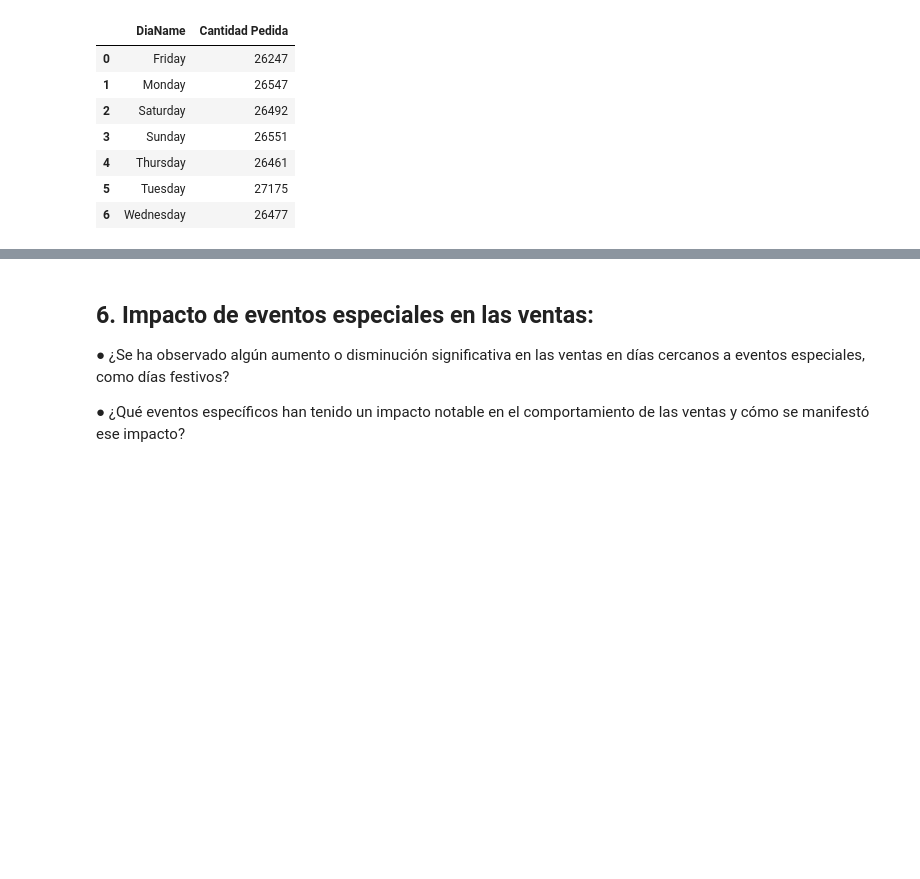
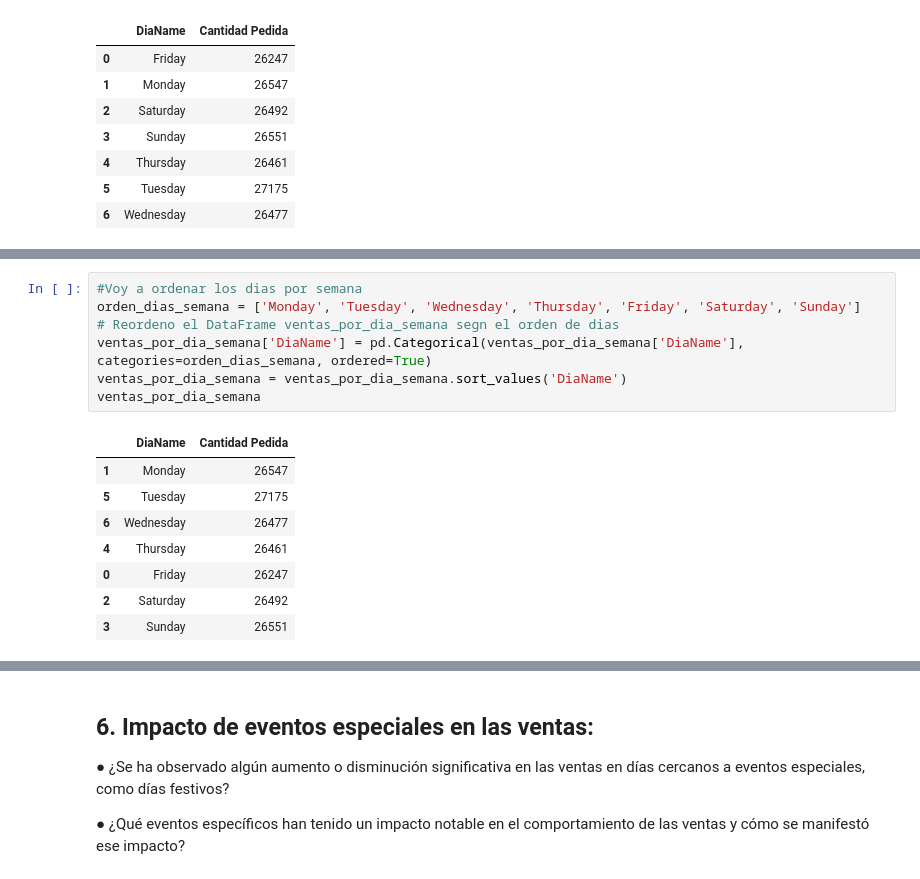
Before and after one commit to IvanGonzal0/Proyecto1_Analisis-de-Ventas-Anuales_BigData, a Jupyter notebook: BigData_Proyecto1_AnalisisDeVentas.ipynb, the cells around one changed output, grey strips where cells are left out. Cells and saved outputs as stored; diff of their text form; blank space fills up the shorter version.

```diff
--- a/BigData_Proyecto1_AnalisisDeVentas.ipynb
+++ b/BigData_Proyecto1_AnalisisDeVentas.ipynb
@@ -1175,0 +1182,16 @@ df_5
+# %%
+#Voy a ordenar los dias por semana
+orden_dias_semana = ['Monday', 'Tuesday', 'Wednesday', 'Thursday', 'Friday', 'Saturday', 'Sunday']
+# Reordeno el DataFrame ventas_por_dia_semana segn el orden de dias
+ventas_por_dia_semana['DiaName'] = pd.Categorical(ventas_por_dia_semana['DiaName'], categories=orden_dias_semana, ordered=True)
+ventas_por_dia_semana = ventas_por_dia_semana.sort_values('DiaName')
+ventas_por_dia_semana
+# %% [output]
+|  | DiaName | Cantidad Pedida |
+| 1 | Monday | 26547 |
+| 5 | Tuesday | 27175 |
+| 6 | Wednesday | 26477 |
+| 4 | Thursday | 26461 |
+| 0 | Friday | 26247 |
+| 2 | Saturday | 26492 |
+| 3 | Sunday | 26551 |
```
Also changed, not shown: parts of 14 cells of this notebook.
